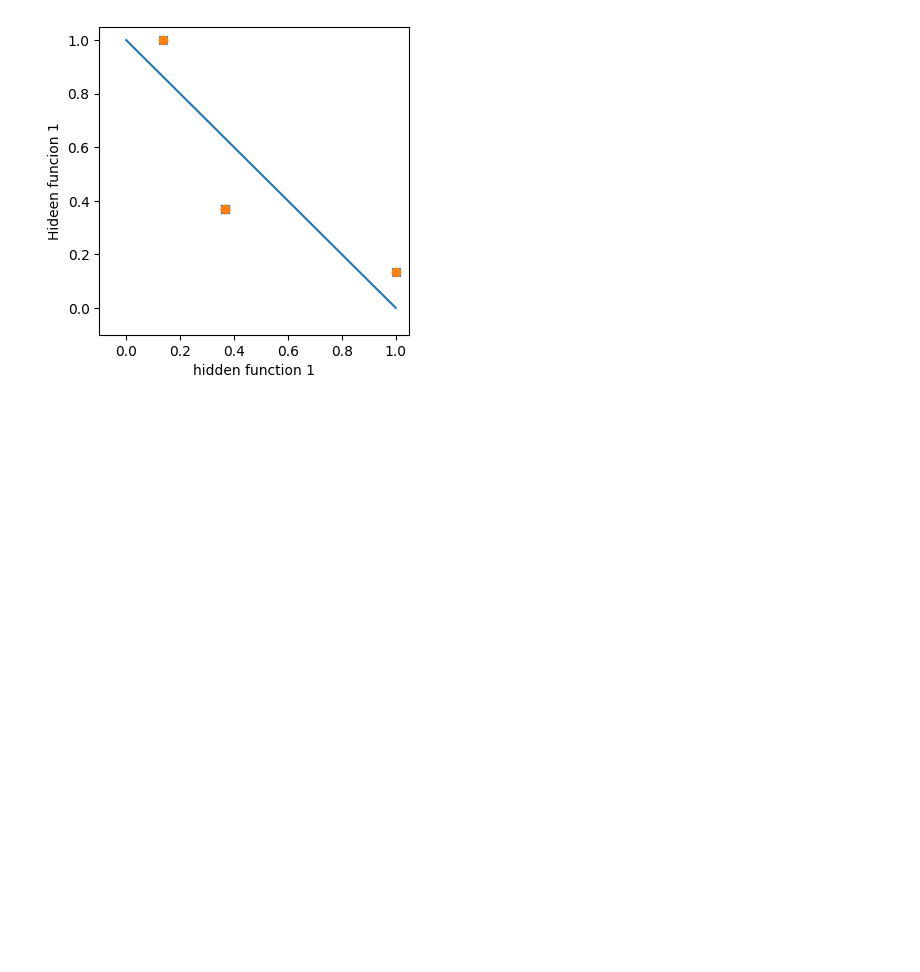
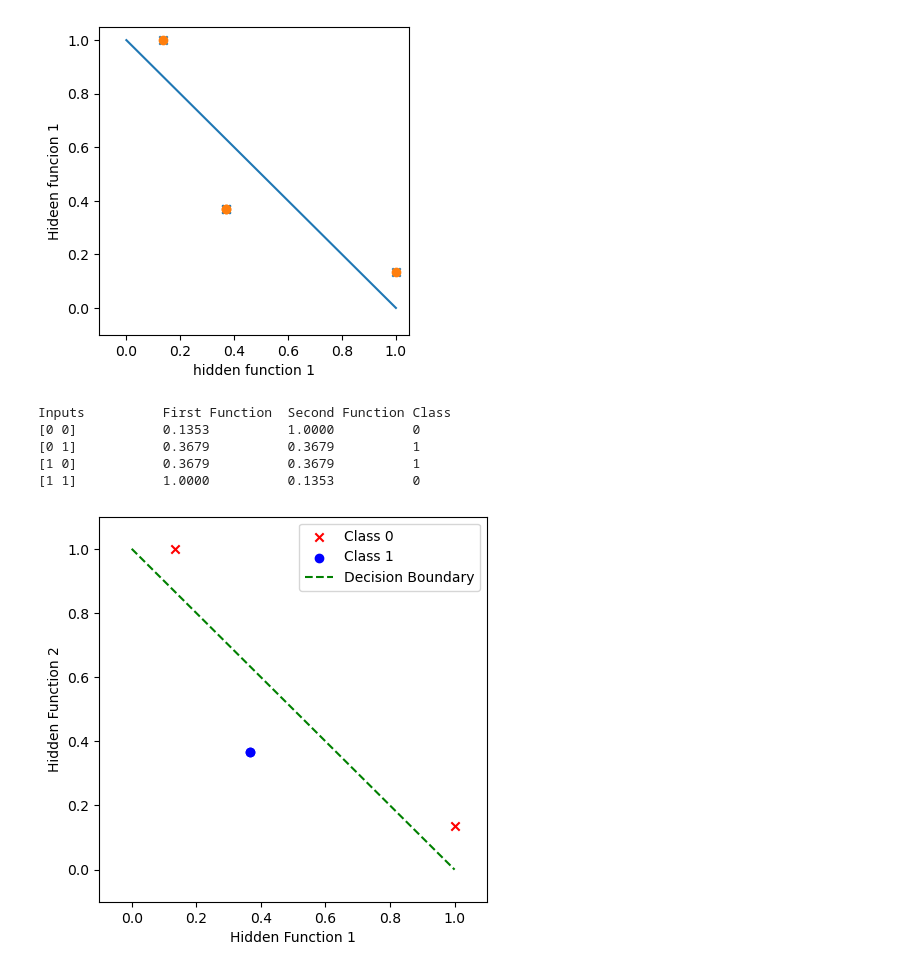
Before and after one commit to sohv/NDL-Lab, a Jupyter notebook: Lab4.ipynb, the cells around one changed output. Saved outputs shown, nothing was run; the diff lists cells and outputs as text; code cells hidden in the pictures; blank space fills up the shorter version.

```diff
--- a/Lab4.ipynb
+++ b/Lab4.ipynb
@@ -48,3 +48,49 @@ ax.set_xlim(left=-0.1),ax.set_ylim(bottom=-0.1)
 plt.show()
 # %% [output]
 [figure]
+# %%
+import numpy as np
+import matplotlib.pyplot as plt
+
+inputs = np.array([[0, 0], [0, 1], [1, 0], [1, 1]])
+outputs = np.array([0, 1, 1, 0])  # XOR outputs
+
+def gaussian(vector, weights):
+    return np.exp(-np.linalg.norm(vector - weights) ** 2)
+
+w1 = np.array([1, 1])
+w2 = np.array([0, 0])
+
+f1, f2 = [], []
+print("Inputs\t\tFirst Function\tSecond Function\tClass")
+for i, label in zip(inputs, outputs):
+    v1, v2 = gaussian(i, w1), gaussian(i, w2)
+    f1.append(v1)
+    f2.append(v2)
+    print(f"{i}\t\t{v1:.4f}\t\t{v2:.4f}\t\t{label}")
+
+fig, ax = plt.subplots(figsize=(5, 5))
+
+for i in range(len(outputs)):
+    if outputs[i] == 0:
+        ax.scatter(f1[i], f2[i], marker='x', color='red', label="Class 0" if i == 0 else "")
+    else:
+        ax.scatter(f1[i], f2[i], marker='o', color='blue', label="Class 1" if i == 1 else "")
+
+x = np.linspace(0, 1, 10)
+y = -x + 1
+ax.plot(x, y, label="Decision Boundary", color='green', linestyle='dashed')
+
+plt.xlabel("Hidden Function 1")
+plt.ylabel("Hidden Function 2")
+ax.set_xlim(left=-0.1, right=1.1)
+ax.set_ylim(bottom=-0.1, top=1.1)
+ax.legend()
+plt.show()
+# %% [output]
+Inputs          First Function  Second Function Class
+[0 0]           0.1353          1.0000          0
+[0 1]           0.3679          0.3679          1
+[1 0]           0.3679          0.3679          1
+[1 1]           1.0000          0.1353          0
+[figure, added]
```
Also changed, not shown: parts of 1 cell of this notebook, 4 other files.
